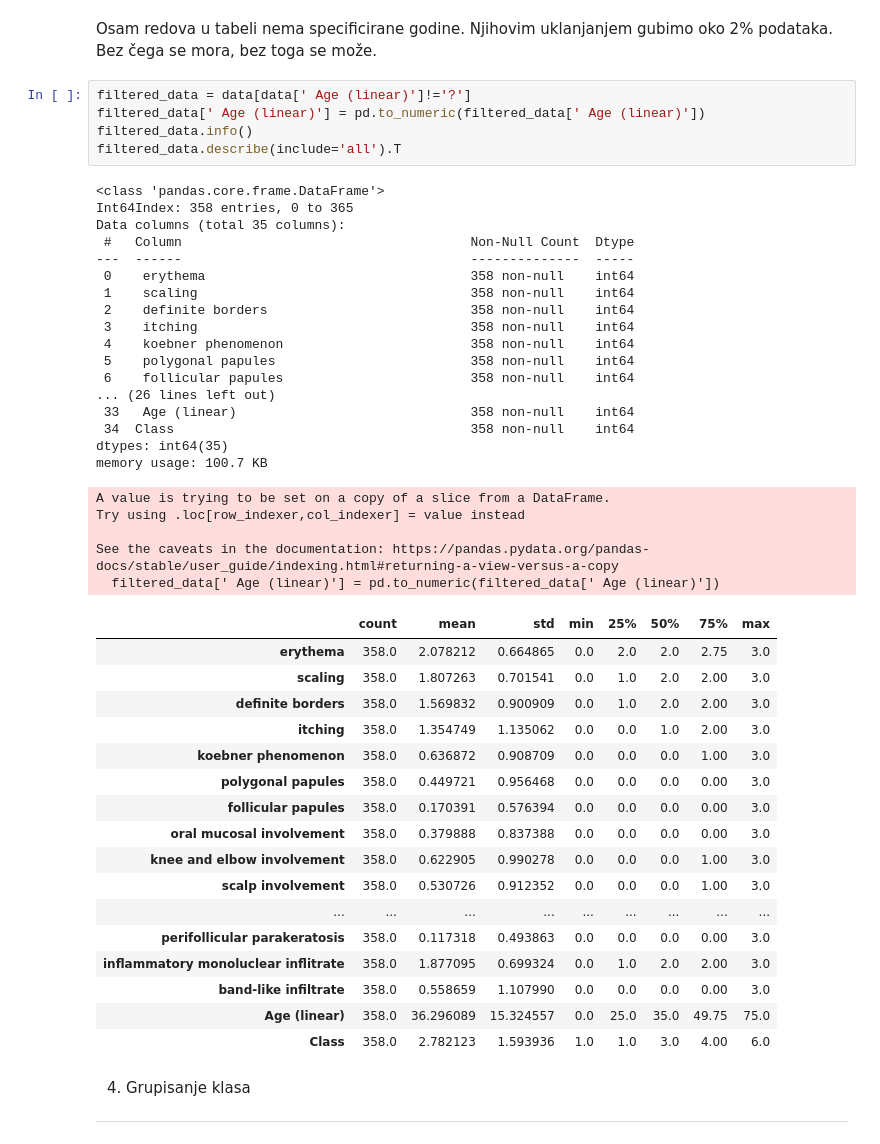
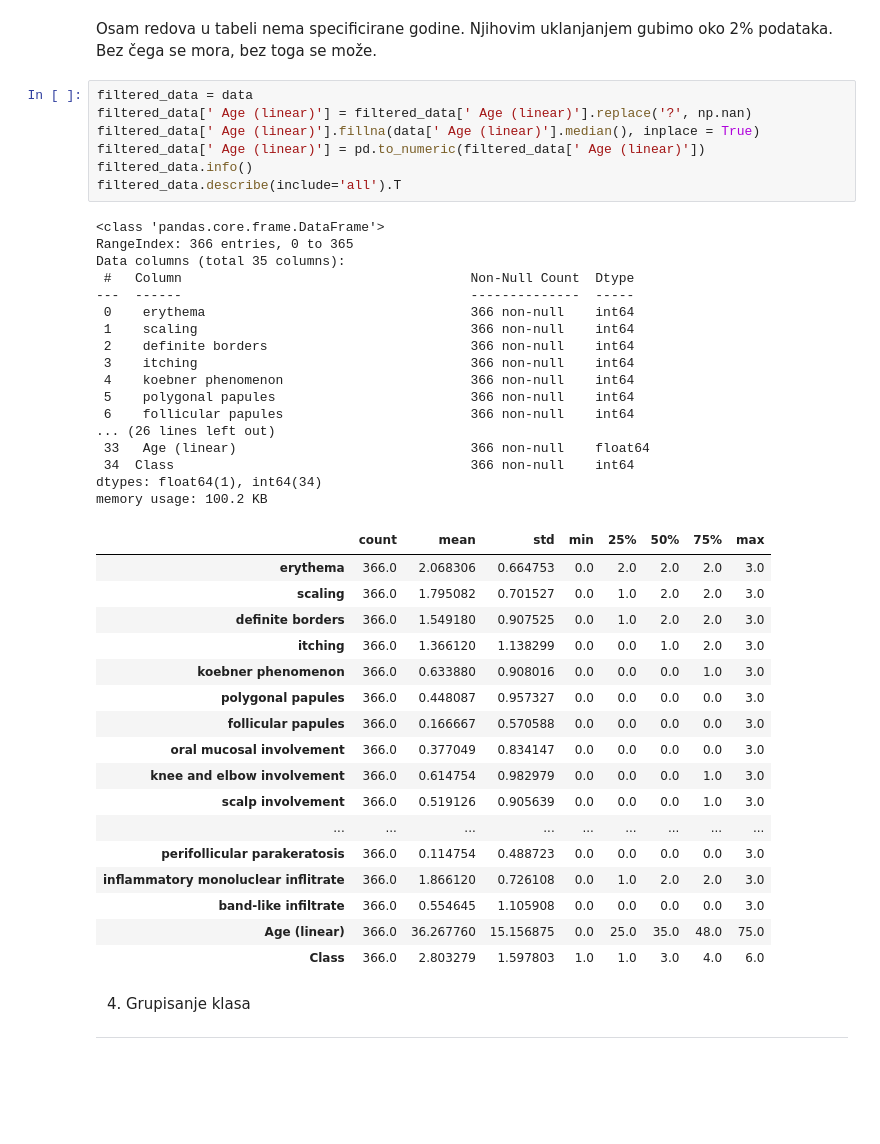
Before and after one commit to dyc0/SOM_projekat, a Jupyter notebook: main.ipynb, the cells around one changed output. Drawn from its saved outputs; the diff is of its cells as text; blank space fills up the shorter version.

```diff
--- a/main.ipynb
+++ b/main.ipynb
@@ -74,50 +79,47 @@ description
 # %% [markdown]
 Osam redova u tabeli nema specificirane godine. Njihovim uklanjanjem gubimo oko 2% podataka. Bez čega se mora, bez toga se može.
 # %%
-filtered_data = data[data[' Age (linear)']!='?']
+filtered_data = data
+filtered_data[' Age (linear)'] = filtered_data[' Age (linear)'].replace('?', np.nan)
+filtered_data[' Age (linear)'].fillna(data[' Age (linear)'].median(), inplace = True)
 filtered_data[' Age (linear)'] = pd.to_numeric(filtered_data[' Age (linear)'])
 filtered_data.info()
 filtered_data.describe(include='all').T
 # %% [output]
 <class 'pandas.core.frame.DataFrame'>
-Int64Index: 358 entries, 0 to 365
+RangeIndex: 366 entries, 0 to 365
 Data columns (total 35 columns):
  #   Column                                     Non-Null Count  Dtype
 ---  ------                                     --------------  -----
- 0    erythema                                  358 non-null    int64
- 1    scaling                                   358 non-null    int64
- 2    definite borders                          358 non-null    int64
- 3    itching                                   358 non-null    int64
- 4    koebner phenomenon                        358 non-null    int64
- 5    polygonal papules                         358 non-null    int64
- 6    follicular papules                        358 non-null    int64
+ 0    erythema                                  366 non-null    int64
+ 1    scaling                                   366 non-null    int64
+ 2    definite borders                          366 non-null    int64
+ 3    itching                                   366 non-null    int64
+ 4    koebner phenomenon                        366 non-null    int64
+ 5    polygonal papules                         366 non-null    int64
+ 6    follicular papules                        366 non-null    int64
 ... (26 lines left out)
- 33   Age (linear)                              358 non-null    int64
- 34  Class                                      358 non-null    int64
-dtypes: int64(35)
-memory usage: 100.7 KB
+ 33   Age (linear)                              366 non-null    float64
+ 34  Class                                      366 non-null    int64
+dtypes: float64(1), int64(34)
+memory usage: 100.2 KB
-A value is trying to be set on a copy of a slice from a DataFrame.
-Try using .loc[row_indexer,col_indexer] = value instead
-
-See the caveats in the documentation: https://pandas.pydata.org/pandas-docs/stable/user_guide/indexing.html#returning-a-view-versus-a-copy
-  filtered_data[' Age (linear)'] = pd.to_numeric(filtered_data[' Age (linear)'])
 |  | count | mean | std | min | 25% | 50% | 75% | max |
-| erythema | 358.0 | 2.078212 | 0.664865 | 0.0 | 2.0 | 2.0 | 2.75 | 3.0 |
-| scaling | 358.0 | 1.807263 | 0.701541 | 0.0 | 1.0 | 2.0 | 2.00 | 3.0 |
-| definite borders | 358.0 | 1.569832 | 0.900909 | 0.0 | 1.0 | 2.0 | 2.00 | 3.0 |
-| itching | 358.0 | 1.354749 | 1.135062 | 0.0 | 0.0 | 1.0 | 2.00 | 3.0 |
-| koebner phenomenon | 358.0 | 0.636872 | 0.908709 | 0.0 | 0.0 | 0.0 | 1.00 | 3.0 |
-| polygonal papules | 358.0 | 0.449721 | 0.956468 | 0.0 | 0.0 | 0.0 | 0.00 | 3.0 |
-| follicular papules | 358.0 | 0.170391 | 0.576394 | 0.0 | 0.0 | 0.0 | 0.00 | 3.0 |
-| oral mucosal involvement | 358.0 | 0.379888 | 0.837388 | 0.0 | 0.0 | 0.0 | 0.00 | 3.0 |
-| knee and elbow involvement | 358.0 | 0.622905 | 0.990278 | 0.0 | 0.0 | 0.0 | 1.00 | 3.0 |
-| scalp involvement | 358.0 | 0.530726 | 0.912352 | 0.0 | 0.0 | 0.0 | 1.00 | 3.0 |
+| erythema | 366.0 | 2.068306 | 0.664753 | 0.0 | 2.0 | 2.0 | 2.0 | 3.0 |
+| scaling | 366.0 | 1.795082 | 0.701527 | 0.0 | 1.0 | 2.0 | 2.0 | 3.0 |
+| definite borders | 366.0 | 1.549180 | 0.907525 | 0.0 | 1.0 | 2.0 | 2.0 | 3.0 |
+| itching | 366.0 | 1.366120 | 1.138299 | 0.0 | 0.0 | 1.0 | 2.0 | 3.0 |
+| koebner phenomenon | 366.0 | 0.633880 | 0.908016 | 0.0 | 0.0 | 0.0 | 1.0 | 3.0 |
+| polygonal papules | 366.0 | 0.448087 | 0.957327 | 0.0 | 0.0 | 0.0 | 0.0 | 3.0 |
+| follicular papules | 366.0 | 0.166667 | 0.570588 | 0.0 | 0.0 | 0.0 | 0.0 | 3.0 |
+| oral mucosal involvement | 366.0 | 0.377049 | 0.834147 | 0.0 | 0.0 | 0.0 | 0.0 | 3.0 |
+| knee and elbow involvement | 366.0 | 0.614754 | 0.982979 | 0.0 | 0.0 | 0.0 | 1.0 | 3.0 |
+| scalp involvement | 366.0 | 0.519126 | 0.905639 | 0.0 | 0.0 | 0.0 | 1.0 | 3.0 |
 | ... | ... | ... | ... | ... | ... | ... | ... | ... |
-| perifollicular parakeratosis | 358.0 | 0.117318 | 0.493863 | 0.0 | 0.0 | 0.0 | 0.00 | 3.0 |
-| inflammatory monoluclear inflitrate | 358.0 | 1.877095 | 0.699324 | 0.0 | 1.0 | 2.0 | 2.00 | 3.0 |
-| band-like infiltrate | 358.0 | 0.558659 | 1.107990 | 0.0 | 0.0 | 0.0 | 0.00 | 3.0 |
-| Age (linear) | 358.0 | 36.296089 | 15.324557 | 0.0 | 25.0 | 35.0 | 49.75 | 75.0 |
-| Class | 358.0 | 2.782123 | 1.593936 | 1.0 | 1.0 | 3.0 | 4.00 | 6.0 |
+| perifollicular parakeratosis | 366.0 | 0.114754 | 0.488723 | 0.0 | 0.0 | 0.0 | 0.0 | 3.0 |
+| inflammatory monoluclear inflitrate | 366.0 | 1.866120 | 0.726108 | 0.0 | 1.0 | 2.0 | 2.0 | 3.0 |
+| band-like infiltrate | 366.0 | 0.554645 | 1.105908 | 0.0 | 0.0 | 0.0 | 0.0 | 3.0 |
+| Age (linear) | 366.0 | 36.267760 | 15.156875 | 0.0 | 25.0 | 35.0 | 48.0 | 75.0 |
+| Class | 366.0 | 2.803279 | 1.597803 | 1.0 | 1.0 | 3.0 | 4.0 | 6.0 |
 # %% [markdown]
 4. Grupisanje klasa
 -----------------
```
Also changed, not shown: parts of 18 cells of this notebook.
